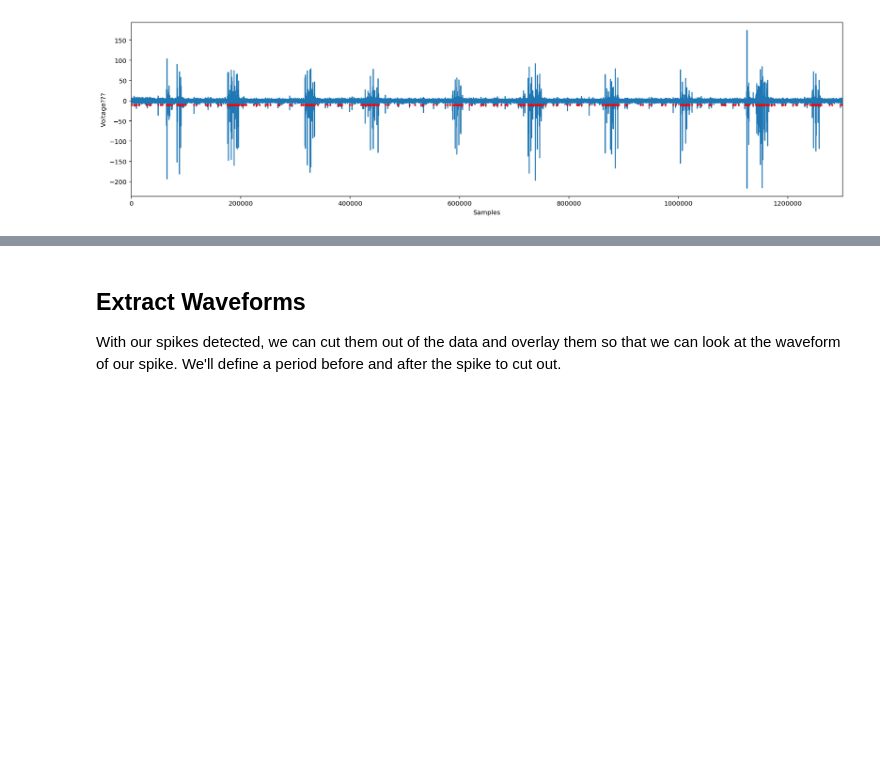
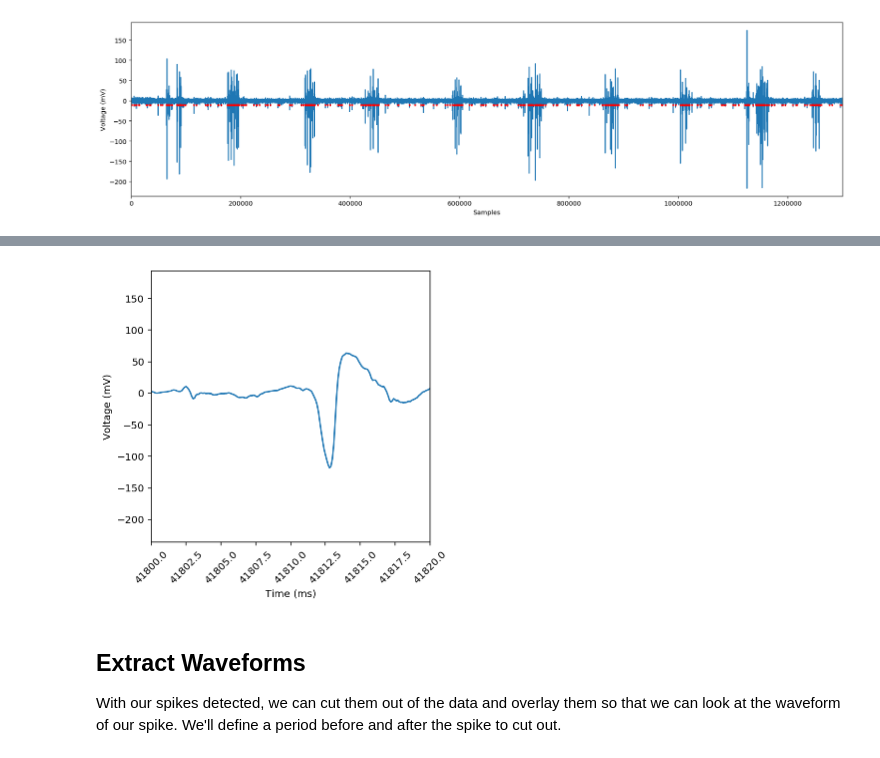
Before and after one commit to BIPN145/SpikeSorting, a Jupyter notebook: sortBYBrecording.ipynb, the cells around one changed output, grey strips where cells are left out. Drawn from its saved outputs; the diff is of its cells as text; code cells hidden in the pictures; blank space fills up the shorter version.

```diff
--- a/sortBYBrecording.ipynb
+++ b/sortBYBrecording.ipynb
@@ -128,3 +132,16 @@ plt.show()
+# %%
+# put our timestamps in ms
+timestamps_ms = timestamps*1000
+
+fig = plt.figure(figsize=(5,5))
+plt.plot(timestamps_ms,signal)
+plt.xlabel('Time (ms)')
+plt.ylabel('Voltage (mV)')
+plt.xlim(41800,41820) # Change this for your data
+plt.xticks(rotation = 45)
+plt.show()
+# %% [output]
+[figure, added]
 # %% [markdown]
 ## Extract Waveforms
 With our spikes detected, we can cut them out of the data and overlay them so that we can look at the waveform of our spike. We'll define a period before and after the spike to cut out.
```
Also changed, not shown: parts of 6 cells of this notebook.
